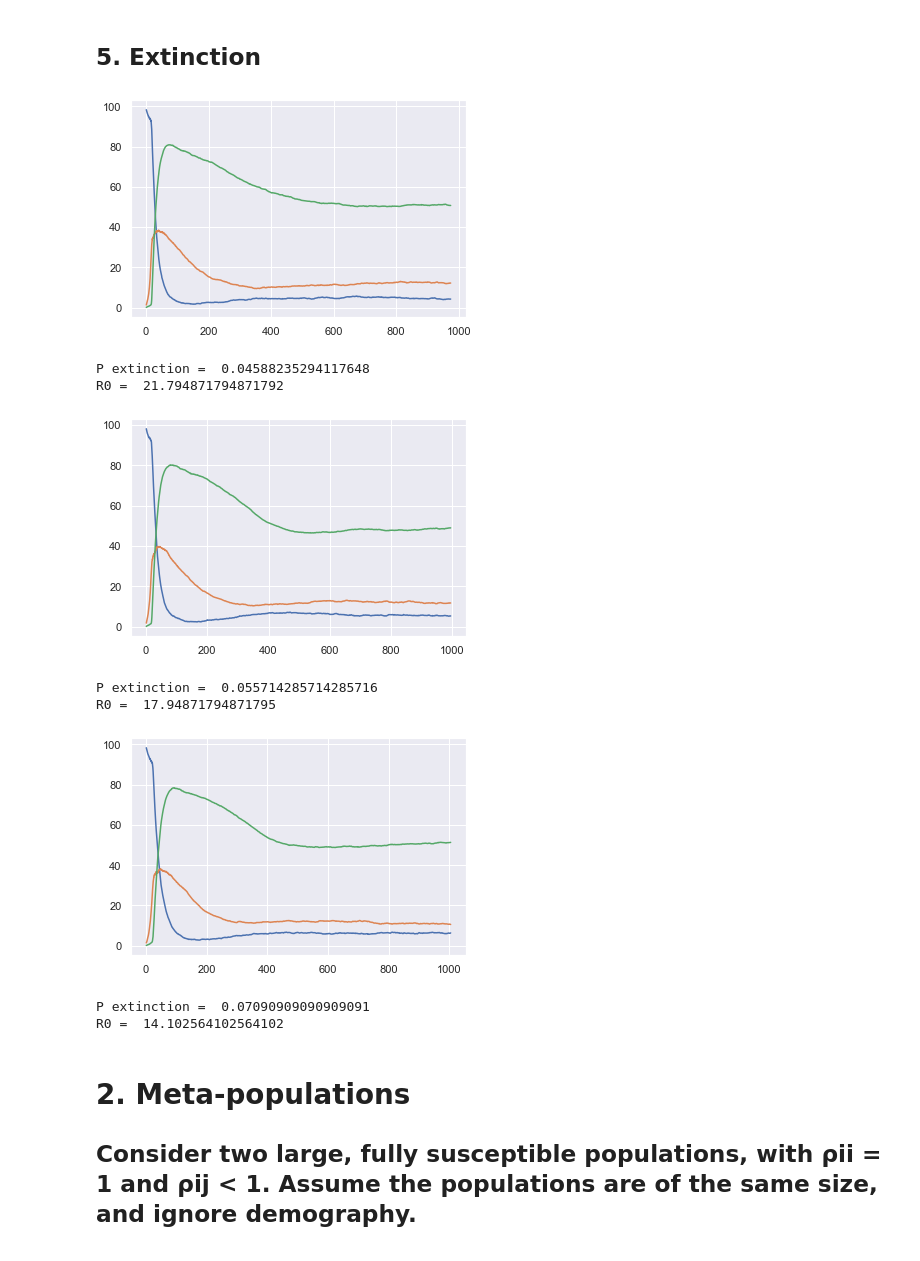
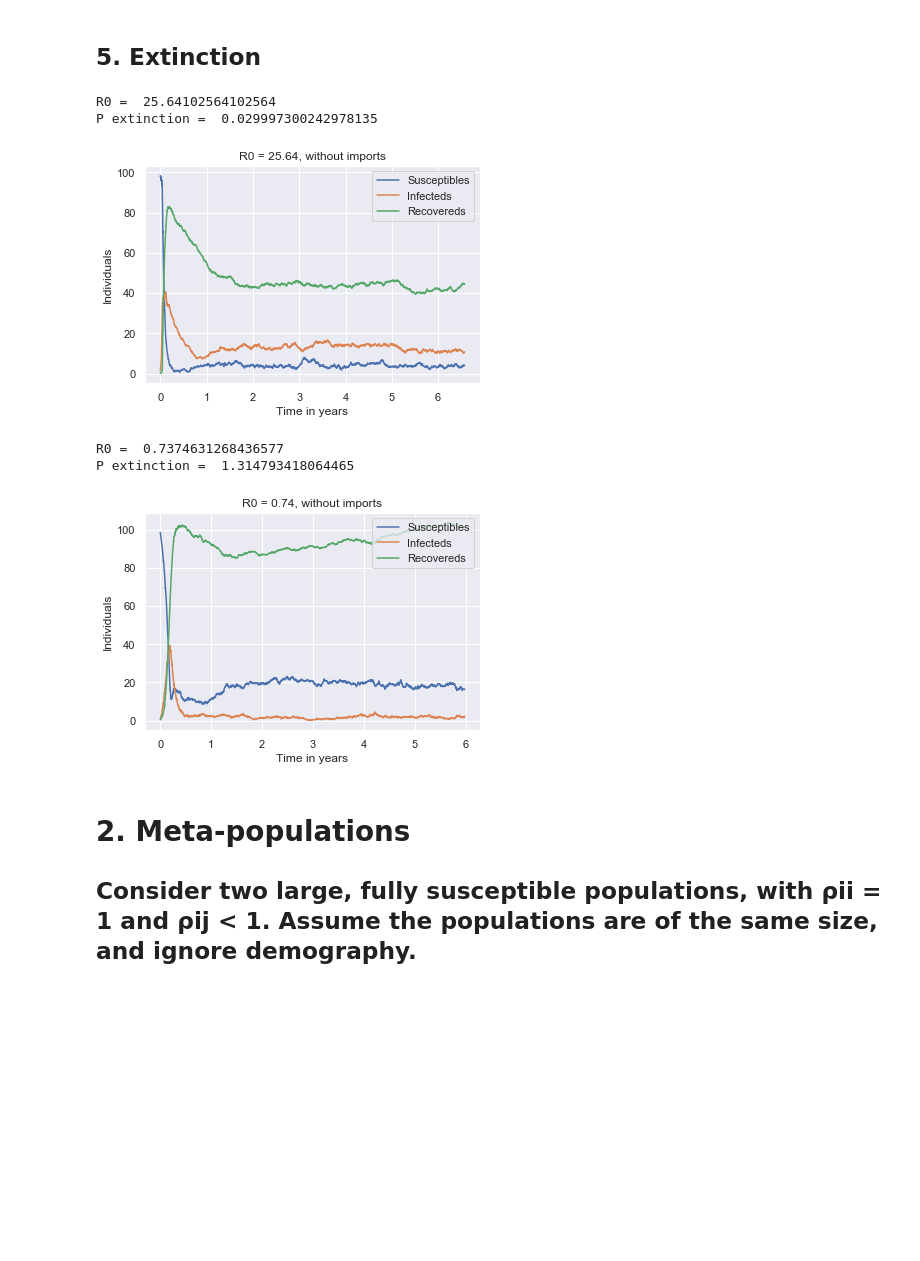
Before and after one commit to rebeccadavidsson/ICSassignment2, a Jupyter notebook: Gillespie.ipynb, the cells around one changed output. Saved outputs shown, nothing was run; the diff lists cells and outputs as text; code cells hidden in the pictures; blank space fills up the shorter version.

```diff
--- a/Gillespie.ipynb
+++ b/Gillespie.ipynb
@@ -49,8 +49,8 @@ class Gillespie:
         rate_E4 = self.mu * self.X
         rate_E5 = self.mu * self.Y
         rate_E6 = self.mu * self.Z
-        rate_E7 = self.delta
-        rate_E8 = self.epsilon * self.X
+        rate_E7 = self.delta   * 0
+        rate_E8 = self.epsilon * self.X  * 0
 
         events = [rate_E1, rate_E2, rate_E3, rate_E4, rate_E5, rate_E6, rate_E7, rate_E8]
 
@@ -339,17 +341,16 @@ Y0 = 1
 
 for i in range(3):
     meansX, meansY, meansZ, barsX, barsY, barsZ, totalT = getMeans( X0, Y0)
-    plt.plot(meansX, meansY, color="blue")
+    plt.plot(meansX, meansY, color="navy")
     X0 -= 30
 
 X0 = 69
 Y0 = 31
 for i in range(2):
     meansX, meansY, meansZ, barsX, barsY, barsZ, totalT = getMeans( X0, Y0)
-    plt.plot(meansX, meansY, color="blue")
+    plt.plot(meansX, meansY, color="navy")
     X0 -= 30
     Y0 += 30
-
 
 plt.ylim([0,100])
 plt.xlim([0,100])
@@ -374,73 +375,65 @@ def getMeansExtinctions(beta, gamma, mu):
     totalX, totalY, totalZ, totalT = [], [], [], []
 
 
-    for i in range(100):
+    for i in range(10):
         gillespie = Gillespie(99, 1, beta, gamma, mu)
 
         plots, time, Xs, Ys, Zs, Ts = [], [], [], [], [], []
 
-        for j in range(1000):
+        for j in range(2000):
             X, Y, Z, T = gillespie.gillespie()
             plots.append([X, Y, Z])
             time.append(T)
             Xs.append(X)
             Ys.append(Y)
             Zs.append(Z)
-            Ts.append(T)
+            Ts.append(T/365)
 
         totalX.append(Xs)
         totalY.append(Ys)
         totalZ.append(Zs)
         totalT.append(Ts)
 
 
     # Calculate means
     meansX = [np.mean([x[i] for x in totalX if len(x) > i]) for i in range(len(max(totalX,key=len)))]
     barsX = [np.std([x[i] for x in totalX if len(x) > i]) for i in range(len(max(totalX,key=len)))]
     meansY = [np.mean([x[i] for x in totalY if len(x) > i]) for i in range(len(max(totalY,key=len)))]
     barsY = [np.std([x[i] for x in totalY if len(x) > i]) for i in range(len(max(totalY,key=len)))]
     meansZ = [np.mean([x[i] for x in totalZ if len(x) > i]) for i in range(len(max(totalZ,key=len)))]
     barsZ = [np.std([x[i] for x in totalZ if len(x) > i]) for i in range(len(max(totalZ,key=len)))]
     totalT = [np.mean([x[i] for x in totalT if len(x) > i]) for i in range(len(max(totalT,key=len)))]
 
     return meansX, meansY, meansZ, barsX, barsY, barsZ, totalT
 
 
-
-
-def extinction(beta,gamma,mu):
-    R0 = beta / (gamma + mu)
-    Pext = 1 / R0
-    return Pext
-
-
-# Runs 2 simulations, prints covariance and P(extinction)
-S = []
-I = []
-n = 5
-
 beta, gamma, mu = 1/3, 0.01, 0.003
 
-for i in range(3):
+for i in range(2):
+
     meansX, meansY, meansZ, barsX, barsY, barsZ, totalT = getMeansExtinctions(beta, gamma, mu)
+    R0 = round((beta / (gamma + mu)),2)
+    print("R0 = ",  (beta / (gamma + mu)))
+    print("P extinction = ", 1 / (beta / gamma + mu))
+
+    plt.xlabel("Time in years")
+    plt.ylabel("Individuals")
     plt.plot(totalT, meansX)
     plt.plot(totalT, meansY)
     plt.plot(totalT, meansZ)
+    plt.legend(["Susceptibles", "Infecteds", "Recovereds"], loc="upper right")
+    plt.title("R0 = " + str(R0) + ", without imports" )
     plt.show()
-    beta -= 0.05
 
-    print("P extinction = ", extinction(beta, gamma, mu))
-    print("R0 = ",  beta / (gamma + mu))
+    beta -= 0.25
+    gamma += 0.1
 # %% [output]
+R0 =  25.64102564102564
+P extinction =  0.029997300242978135
-[figure, old version]
+[figure, new version]
-P extinction =  0.04588235294117648
-R0 =  21.794871794871792
+R0 =  0.7374631268436577
+P extinction =  1.314793418064465
-[figure, old version]
+[figure, new version]
-P extinction =  0.055714285714285716
-R0 =  17.94871794871795
-[figure, removed]
-P extinction =  0.07090909090909091
-R0 =  14.102564102564102
 # %% [markdown]
 # 2. Meta-populations
 
```
Also changed, not shown: parts of 4 cells of this notebook.
